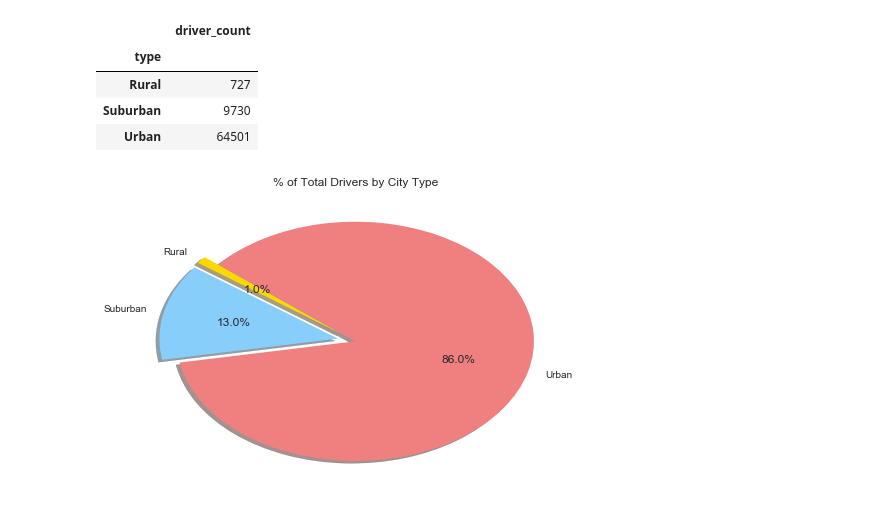
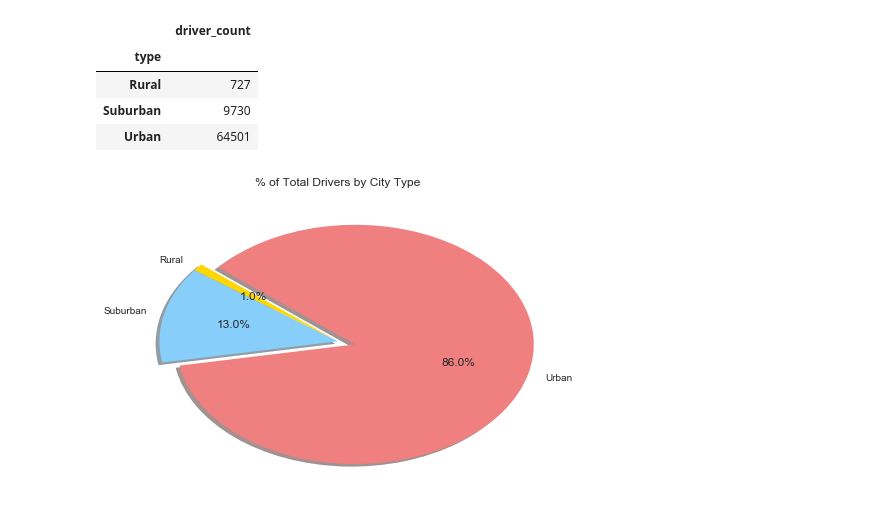
Before and after one commit to lizleano/Pyber, a Jupyter notebook: Pyber Ride Sharing.ipynb, the cells around one changed output. Cells and saved outputs as stored; diff of their text form; code cells hidden in the pictures.

```diff
--- a/Pyber Ride Sharing.ipynb
+++ b/Pyber Ride Sharing.ipynb
@@ -160,15 +160,15 @@ drivers_df
 # %%
 # Data to plot
 labels = drivers_df.index.tolist()
-explode = (0.1, 0.1, 0)
+explode = (0.0, 0.0, 0.1)
 
 
 # # Plot
 plt.pie(drivers_df['driver_count'], explode=explode, labels=labels, colors=colors,
         autopct='%1.1f%%', shadow=True, startangle=140)
 
 
 plt.title("% of Total Drivers by City Type")
 plt.show()
 # %% [output]
-[figure, old version]
+[figure, new version]
```
Also changed, not shown: parts of 2 cells of this notebook, 4 other files.
